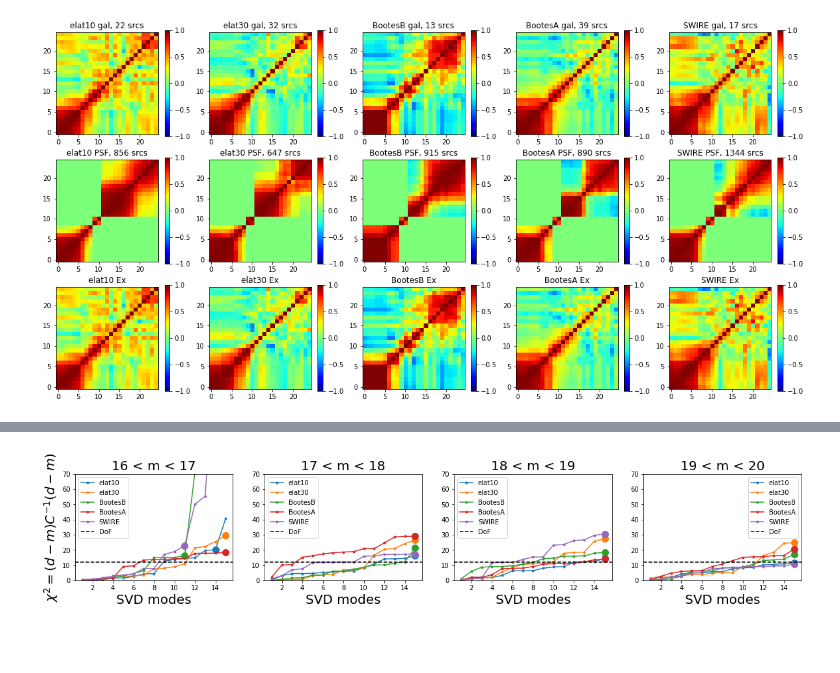
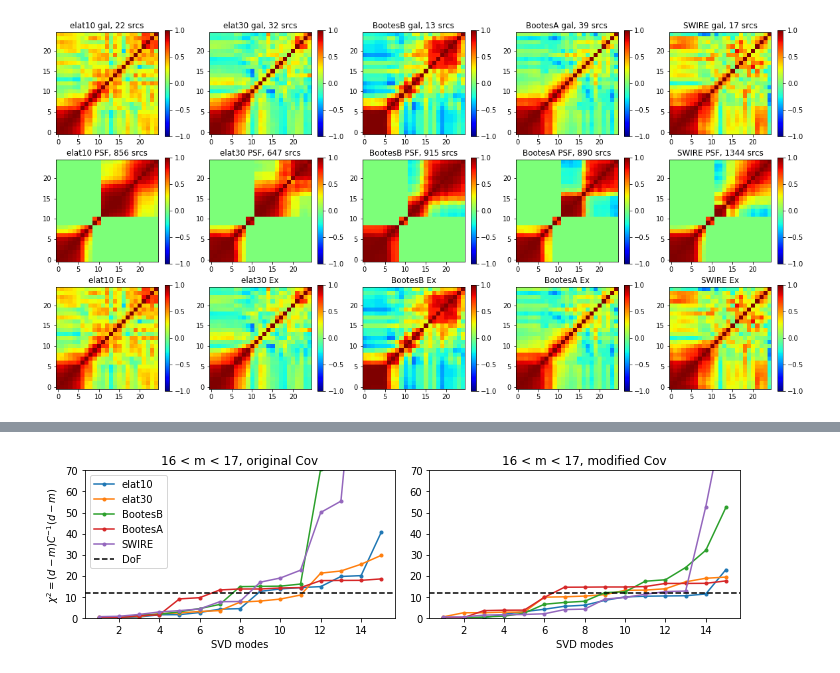
Before and after one commit to yuntingcheng/python_ciber, a Jupyter notebook: stack_modelfit/mcmc.ipynb, the cells around one changed output, grey strips where cells are left out. Cells and saved outputs as stored; diff of their text form; code cells hidden in the pictures; blank space fills up the shorter version.

```diff
--- a/stack_modelfit/mcmc.ipynb
+++ b/stack_modelfit/mcmc.ipynb
@@ -621,10 +640,12 @@ for ifield in [4,5,6,7,8]:
         prof2h_arr = modelprof['prof2h_sub']
         chi2 = param_fit.get_chi2(Re2=Re2, A1h=A1h, A2h=A2h)
         rbinedges = param_fit.rsubbinedges
-        ax[im].loglog(r_arr, prof2h_arr,'C2:', lw=3, label='A2h = %.2f'%A2h)
-        ax[im].loglog(r_arr, profex_arr,'C1--', lw=2, label='Re2 = %.2f'%Re2)
-        ax[im].loglog(r_arr, profex_arr + prof2h_arr,'r-', lw=2,
-                     label = r'tot, $\chi^2=%.2e$'%chi2)
+        dof = param_fit.dof_data - 2
+        ax[im].loglog(r_arr, prof2h_arr,'C2--', lw=3, label=r'$A_{\rm 2h}$ = %.2f'%A2h)
+        ax[im].loglog(r_arr, profex_arr,'C1--', lw=3, label=r'$R_{e_2}$ = %.2f'%Re2)
+        ax[im].loglog(r_arr, profex_arr + prof2h_arr,'r-', lw=2, label = 'tot')
+        ax[im].text(0.03, 0.10,r'$\chi^2$ / DoF=%.2f / %d'%(chi2,dof),transform=ax[im].transAxes,
+        bbox={'boxstyle':'round','alpha':0.9, 'fc':'w','ec':'0.5'}, fontsize=10)
 
         plot_err_log(r_arr,
                      profd_arr,
@@ -633,13 +654,13 @@ for ifield in [4,5,6,7,8]:
                      ax=ax[im], color='k')
 
 
-        ax[im].set_title('%d < m < %d (%d srcs)'%(m_min, m_max, Nsrc))
+        ax[im].set_title('%d < m < %d (%d srcs)'%(m_min, m_max, Nsrc), fontsize=15)
         ax[im].set_ylim([1e-2,3e2])
         ax[im].set_xlim([1e0,1e3])
         ax[im].grid()
-        ax[im].legend()
-        ax[im].set_xlabel('r [arcsec]')
-    ax[0].set_ylabel('Excess profile [$mW/m^2/sr$]')
+        ax[im].legend(loc=1)
+        ax[im].set_xlabel('r [arcsec]',fontsize=15)
+    ax[0].set_ylabel(r'$I$ [$mW/m^2/sr$]',fontsize=15)
     fig.suptitle(fieldnamedict[ifield], fontsize=16)
 
     plt.tight_layout()
@@ -1260,45 +972,75 @@ Text(0, 0.5, '$\\frac{\\sigma^2_{\\rm G}}{\\sigma^2_{\\rm PSF}}\\ /\\ \\frac{N_{
 from stack import *
 from run_fit import *
 inst = 1
 filt_order = 3
 
-fig, ax = plt.subplots(1, 4, figsize = (20,3))
-for im,(m_min,m_max) in enumerate(zip(magbindict['m_min'],magbindict['m_max'])):
+fig, ax = plt.subplots(1, 2, figsize = (10,3))
+for im,(m_min,m_max) in enumerate(zip(magbindict['m_min'][:1],magbindict['m_max'][:1])):
     R200 = gal_profile_model().Wang19_profile(0,im)['params']['R200']
     xe2_W19 = gal_profile_model().Wang19_profile(0,3)['params']['sersic2'][2]
     Re2_W19 = R200 * xe2_W19
     for ifield in [4,5,6,7,8]:
         param_fit = fit_stacking_mcmc(inst, ifield, im, filt_order)
         modelprof = param_fit.get_profexcess_model(Re2=Re2_W19, A1h=1, A2h=1)
         M = modelprof['profex_sub'] + modelprof['prof1h_sub'] + modelprof['prof2h_sub']
         D = param_fit.profex_sub
 
-        Cov =param_fit.covsub
-        Covi, Nmode = param_fit.covsub_inv, param_fit.covsub_inv_Nmode
+        stackdat = stacking(inst,ifield,m_min,m_max,filt_order=filt_order,
+                            load_from_file=True, BGsub=False).stackdat
+        Covg = stackdat['cov']['profcbsub'].copy()
+        Covpsf = stackdat['PSFcov']['profcbsub'].copy()
+        Covex = stackdat['excov']['profcbsub'].copy()
 
-        ax[im].plot([Nmode],[param_fit.get_chi2(Re2=Re2_W19, A1h=1, A2h=1)],
-                   'o',C='C'+str(ifield-4),markersize=10)
-        # SVD
+        # scale = np.mean(np.diag(Covg[:4])/np.diag(Covpsf[:4]))
+        scale = stackdat['PSF']['Nsrc'] / stackdat['Nsrc']
+        Covg1 = Covg.copy()
+        Covg1[:4,:] = Covpsf[:4,:] * scale
+        Covg1[:,:4] = Covpsf[:,:4] * scale
+        Covex1 = Covg1 + Covpsf
+
+        Cov = Covex
         U, s, VT = np.linalg.svd(Cov)
         V = VT.T
         UT = U.T
         S = np.diag(s)
         Sinv  = np.diag(1/s)
         chi2_arr = []
         for Nmode in np.arange(len(s))+1:
             Cov_svd = U[:,:Nmode]@S[:Nmode,:Nmode]@VT[:Nmode,:]
             Covi_svd = V[:,:Nmode]@Sinv[:Nmode,:Nmode]@UT[:Nmode,:]
 
             chi2_mat_svd = Covi_svd * ((D-M)[:,np.newaxis] @ (D-M)[:,np.newaxis].T)
             chi2_arr.append(np.sum(chi2_mat_svd))
+        ax[0].plot(np.arange(len(s))+1, chi2_arr,'.-',label=param_fit.field,C='C'+str(ifield-4))
 
-        ax[im].plot(np.arange(len(s))+1, chi2_arr,'.-',label=param_fit.field,C='C'+str(ifield-4))
+        Cov = Covex1
+        U, s, VT = np.linalg.svd(Cov)
+        V = VT.T
+        UT = U.T
+        S = np.diag(s)
+        Sinv  = np.diag(1/s)
+        chi2_arr = []
+        for Nmode in np.arange(len(s))+1:
+            Cov_svd = U[:,:Nmode]@S[:Nmode,:Nmode]@VT[:Nmode,:]
+            Covi_svd = V[:,:Nmode]@Sinv[:Nmode,:Nmode]@UT[:Nmode,:]
 
-    ax[im].set_title('%d < m < %d'%(m_min, m_max),fontsize=20)
-    ax[0].set_ylabel(r'$\chi^2 = (d-m)C^{-1}(d-m)$',fontsize=15)
-    ax[im].set_xlabel('SVD modes',fontsize=20)
-    ax[im].axhline(len(s)-3,c='k',ls='--',label='DoF')
-    ax[im].set_ylim([0,70])
-    ax[im].legend()
+            chi2_mat_svd = Covi_svd * ((D-M)[:,np.newaxis] @ (D-M)[:,np.newaxis].T)
+            chi2_arr.append(np.sum(chi2_mat_svd))
+        ax[1].plot(np.arange(len(s))+1, chi2_arr,'.-',label=param_fit.field,C='C'+str(ifield-4))
+
+
+    ax[0].set_ylabel(r'$\chi^2 = (d-m)C^{-1}(d-m)$')
+    ax[0].set_xlabel('SVD modes')
+    ax[0].axhline(len(s)-3,c='k',ls='--',label='DoF')
+    ax[0].set_ylim([0,70])
+    ax[0].legend()
+    ax[0].set_title('%d < m < %d, original Cov'%(m_min, m_max))
+
+    ax[1].set_xlabel('SVD modes')
+    ax[1].axhline(len(s)-3,c='k',ls='--',label='DoF')
+    ax[1].set_ylim([0,70])
+    ax[1].set_title('%d < m < %d, modified Cov'%(m_min, m_max))
+plt.tight_layout()
+plt.savefig('/Users/ytcheng/Desktop/cov_svd_mod.png', dpi = 150,bbox_inches='tight')
 # %% [output]
-[figure, old version]
+[figure, new version]
```
Also changed, not shown: parts of 33 cells of this notebook, 2 other files.
